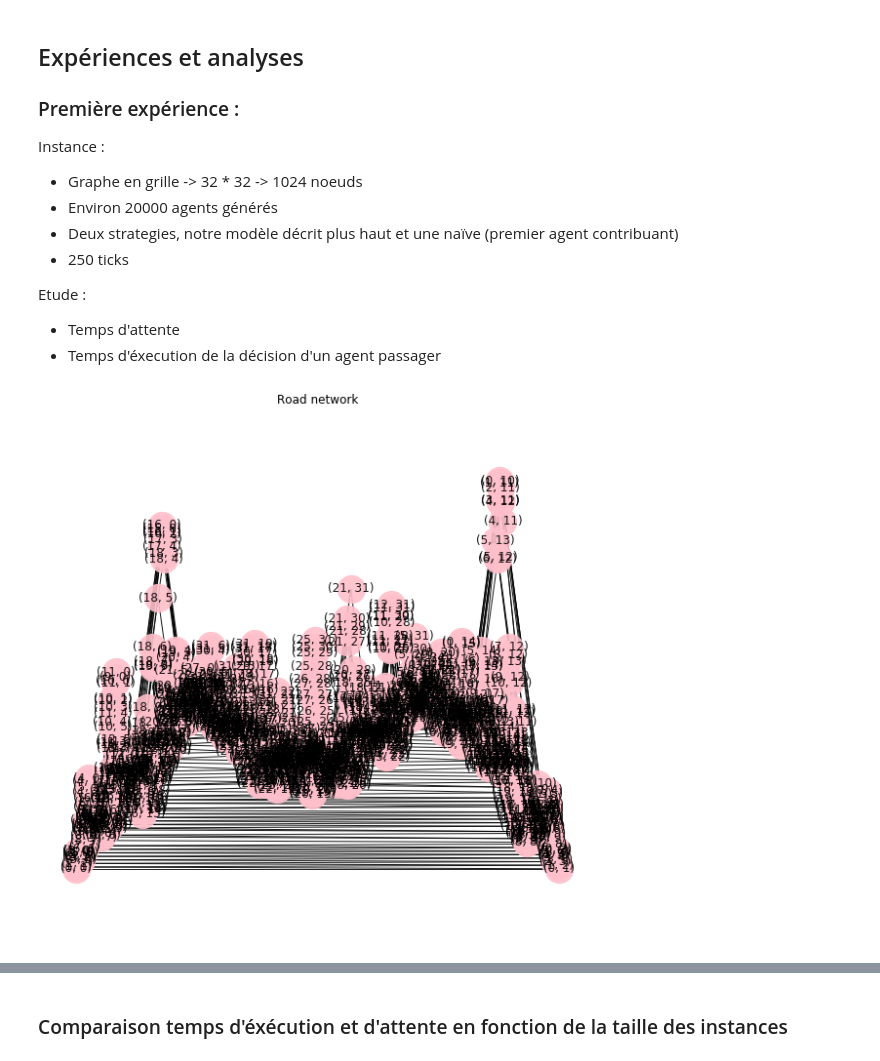
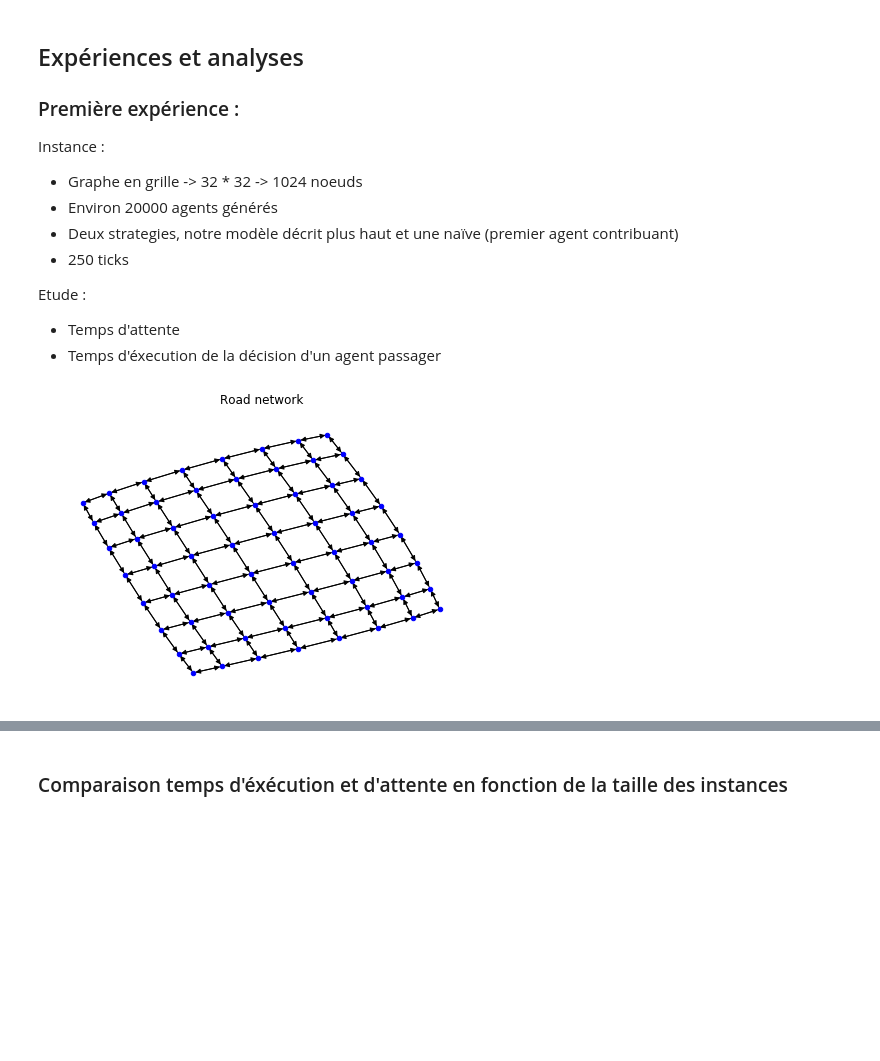
Before and after one commit to cristal-smac/mas_basics, a Jupyter notebook: mas_transportation_fr.ipynb, the cells around one changed output, grey strips where cells are left out. Drawn from its saved outputs; the diff is of its cells as text; code cells hidden in the pictures; blank space fills up the shorter version.

```diff
--- a/mas_transportation_fr.ipynb
+++ b/mas_transportation_fr.ipynb
@@ -535,0 +627,21 @@ class SMA:
+# %%
+def generate_2D_graph(n, coef_suppr=False, show=False):
+    graph = nx.grid_2d_graph(n, n)  # n x n grid
+
+    if coef_suppr != False:
+        nb_suppr = int(len(list(graph.nodes))*coef_suppr)
+
+        random_edge(graph, nb_suppr, delete=True)
+
+    pos = nx.spring_layout(graph, iterations=100)
+
+
+    graph.remove_nodes_from(list(nx.isolates(graph)))
+    graph = graph.to_directed()
+
+    if show:
+        nx.draw(graph, pos, node_color='b', node_size=20, with_labels=False)
+        plt.title("Road network")
+        plt.show()
+
+    return graph
@@ -546,18 +675,24 @@ Instance :
 Etude :
 - Temps d'attente
 - Temps d'éxecution de la décision d'un agent passager
+# %%
+graph = generate_2D_graph(8)
+pos = nx.spring_layout(graph, iterations=100)
+nx.draw(graph, pos, node_color='b', node_size=20, with_labels=False)
+plt.title("Road network")
+plt.show()
+# %% [output]
+[figure, added]
 # %%
-graph = nx.grid_2d_graph(32,32)
+# graph = nx.grid_2d_graph(7,7)
 
 
-plt.figure(figsize=(10,10))    # pour définir la taille de la figure
-pos = nx.planar_layout(graph)
-nx.draw_networkx(graph,pos=pos,edge_color='black',width=1,linewidths=1,node_size=800,node_color='pink',alpha=0.9)
-plt.title("Road network")
-plt.axis('off')
-plt.show()
+# plt.figure(figsize=(15,15))    # pour définir la taille de la figure
+# pos = nx.planar_layout(graph)
+# nx.draw_networkx(graph,pos=pos,edge_color='black',width=1,linewidths=1,node_size=800,node_color='pink',alpha=0.9)
+# plt.title("Road network")
+# plt.axis('off')
+# plt.show()
-# %% [output]
-[figure, removed]
 # %%
 print("Nombre de noeuds :",len(graph.nodes))
 # %% [output]
```
Also changed, not shown: parts of 49 cells of this notebook.
